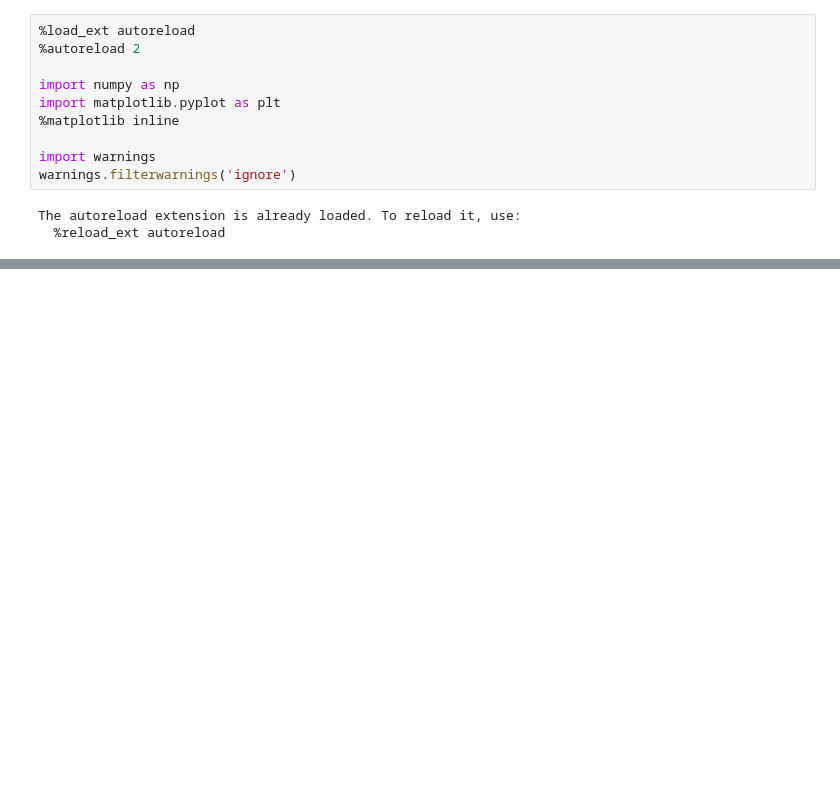
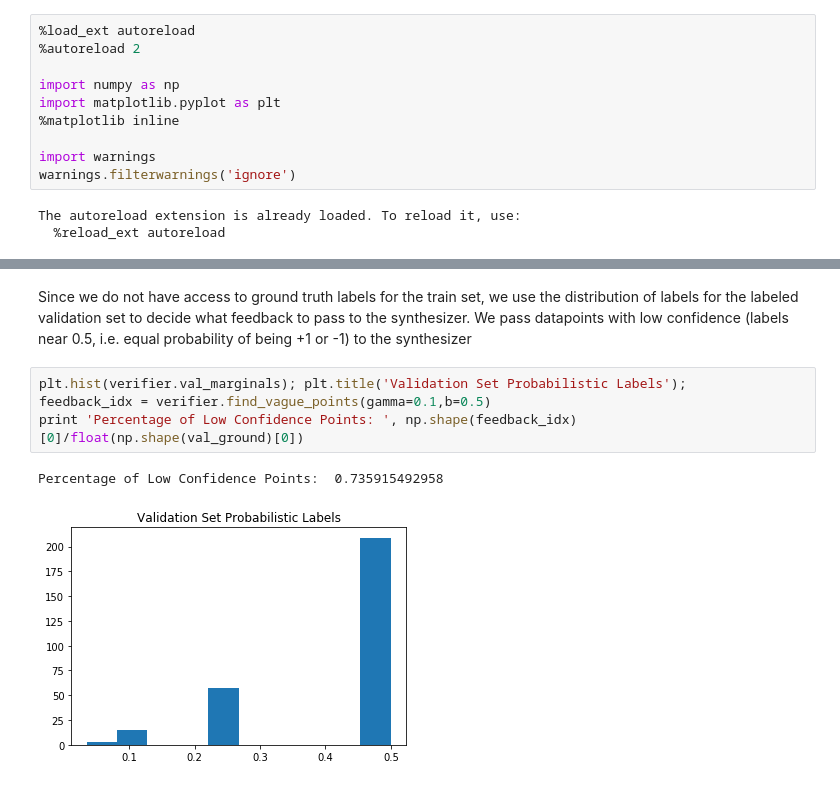
Before and after one commit to HazyResearch/reef, a Jupyter notebook: experimental_testing.ipynb, the cells around one changed output, grey strips where cells are left out. Cells and saved outputs as stored; diff of their text form; blank space fills up the shorter version.

```diff
--- a/experimental_testing.ipynb
+++ b/experimental_testing.ipynb
@@ -199,0 +84,9 @@ np.save(filepath+'_gt.npy', train_ground)
+# %% [markdown]
+Since we do not have access to ground truth labels for the train set, we use the distribution of labels for the labeled validation set to decide what feedback to pass to the synthesizer. We pass datapoints with low confidence (labels near 0.5, i.e. equal probability of being +1 or -1) to the synthesizer
+# %%
+plt.hist(verifier.val_marginals); plt.title('Validation Set Probabilistic Labels');
+feedback_idx = verifier.find_vague_points(gamma=0.1,b=0.5)
+print 'Percentage of Low Confidence Points: ', np.shape(feedback_idx)[0]/float(np.shape(val_ground)[0])
+# %% [output]
+Percentage of Low Confidence Points:  0.735915492958
+[figure, added]
```
Also changed, not shown: parts of 44 cells of this notebook, 12 other files.
